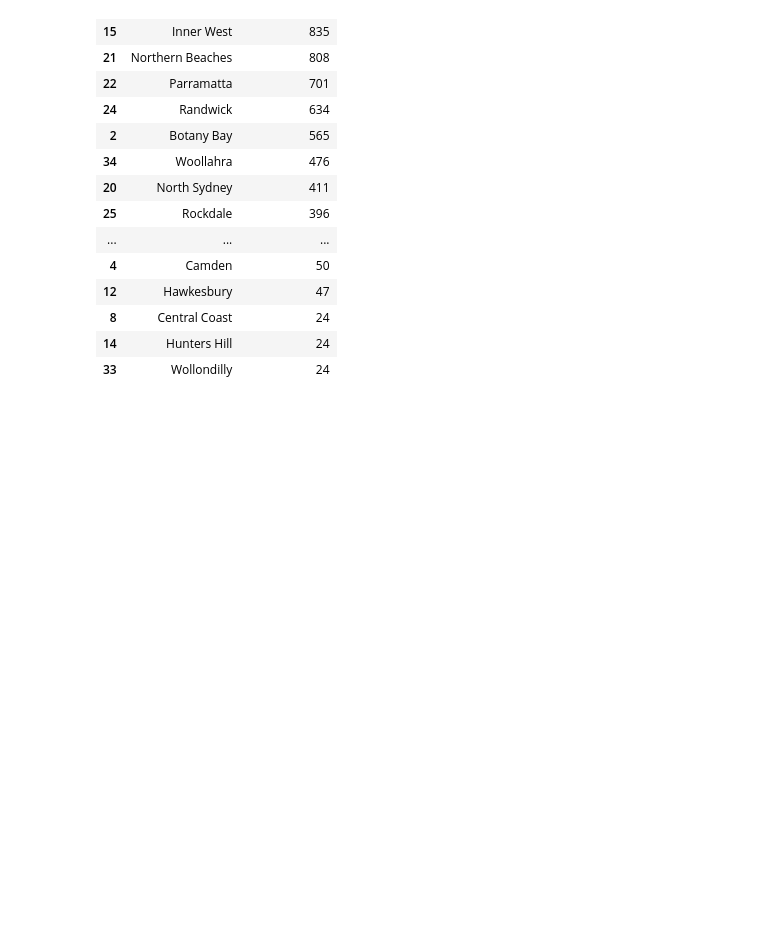
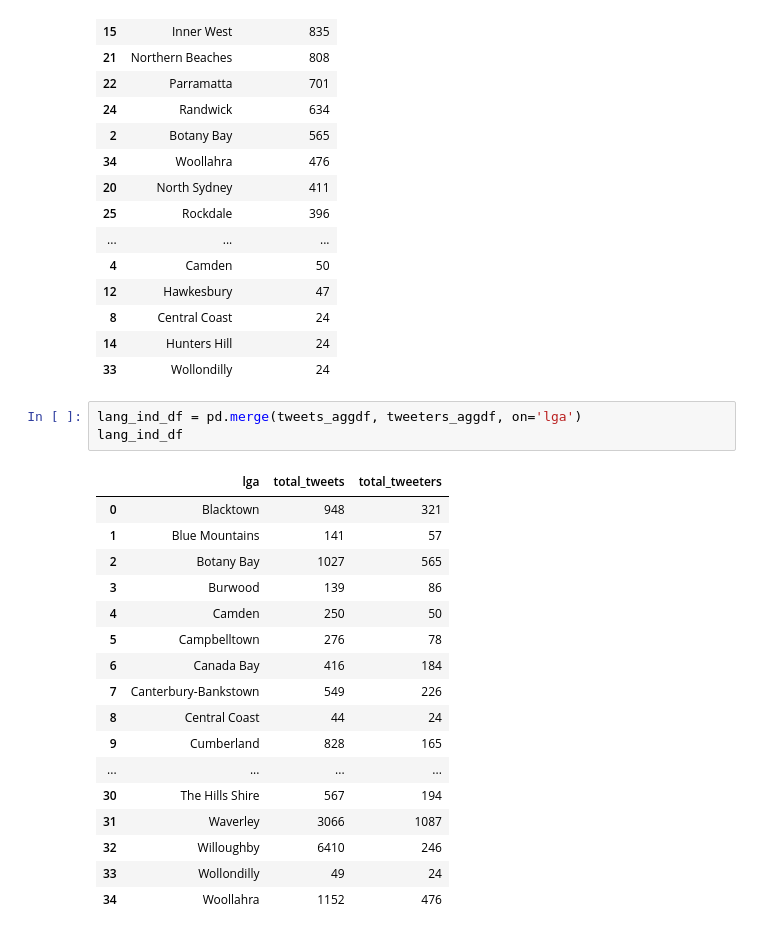
Before and after one commit to desultir/capstone, a Jupyter notebook: notebooks/rn/tweet_aggregation.ipynb, the cells around one changed output. Cells and saved outputs as stored; diff of their text form; blank space fills up the shorter version.

```diff
--- a/notebooks/rn/tweet_aggregation.ipynb
+++ b/notebooks/rn/tweet_aggregation.ipynb
@@ -112,3 +113,24 @@ tweeters_aggdf.sort_values(by='total_tweeters',ascending=False)
 | 8 | Central Coast | 24 |
 | 14 | Hunters Hill | 24 |
 | 33 | Wollondilly | 24 |
+# %%
+lang_ind_df = pd.merge(tweets_aggdf, tweeters_aggdf, on='lga')
+lang_ind_df
+# %% [output]
+|  | lga | total_tweets | total_tweeters |
+| 0 | Blacktown | 948 | 321 |
+| 1 | Blue Mountains | 141 | 57 |
+| 2 | Botany Bay | 1027 | 565 |
+| 3 | Burwood | 139 | 86 |
+| 4 | Camden | 250 | 50 |
+| 5 | Campbelltown | 276 | 78 |
+| 6 | Canada Bay | 416 | 184 |
+| 7 | Canterbury-Bankstown | 549 | 226 |
+| 8 | Central Coast | 44 | 24 |
+| 9 | Cumberland | 828 | 165 |
+| ... | ... | ... | ... |
+| 30 | The Hills Shire | 567 | 194 |
+| 31 | Waverley | 3066 | 1087 |
+| 32 | Willoughby | 6410 | 246 |
+| 33 | Wollondilly | 49 | 24 |
+| 34 | Woollahra | 1152 | 476 |
```
Also changed, not shown: parts of 6 cells of this notebook.
